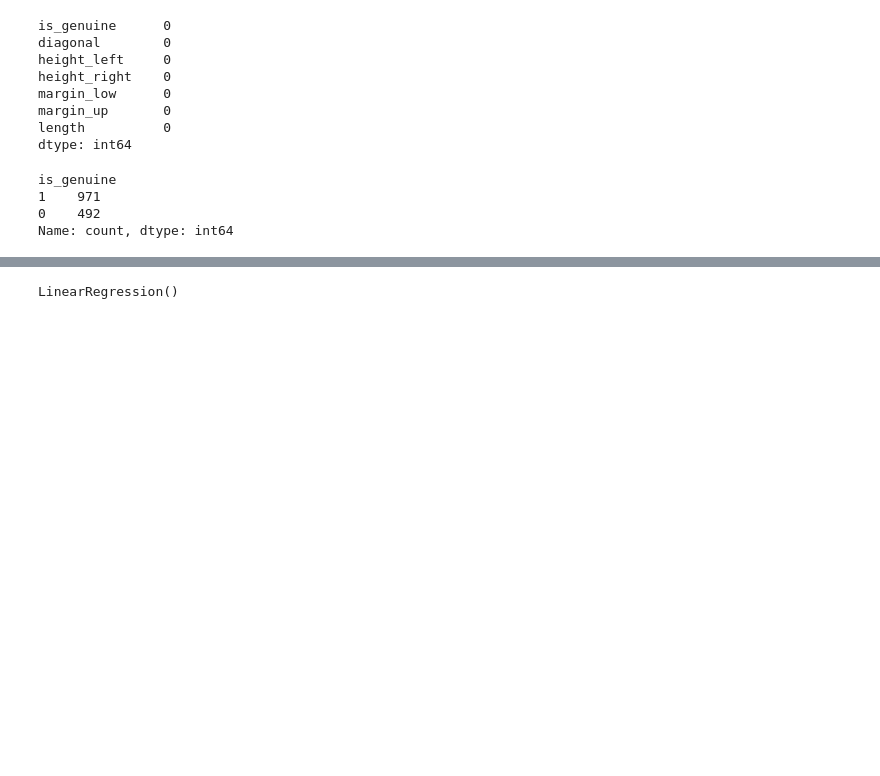
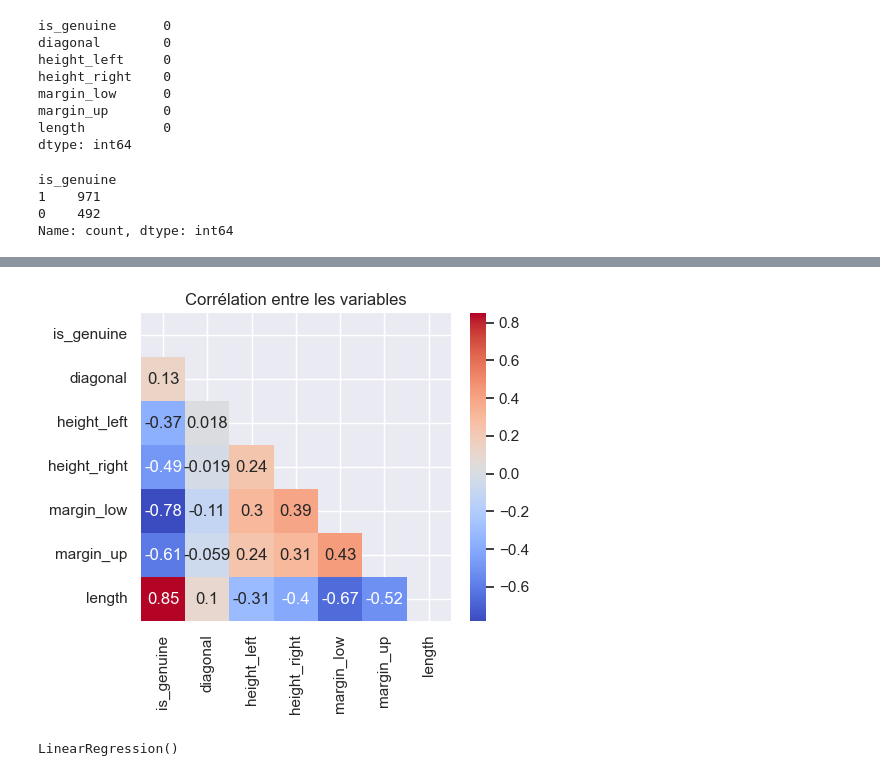
Before and after one commit to lengocduyvu/oncfm-detection-faux-billets, a Jupyter notebook: notebooks/oncfm-analyse.ipynb, the cells around one changed output, grey strips where cells are left out. Drawn from its saved outputs; the diff is of its cells as text; code cells hidden in the pictures; blank space fills up the shorter version.

```diff
--- a/notebooks/oncfm-analyse.ipynb
+++ b/notebooks/oncfm-analyse.ipynb
@@ -135 +151,11 @@ Name: count, dtype: int64
+# %%
+# Analyse des corrélations
+correlation = df_mlna.corr()
+mask = np.triu(np.ones_like(correlation, dtype=bool))
+plt.figure(figsize=(5,4))
+sns.heatmap(correlation, annot=True, cmap='coolwarm', mask=mask)
+plt.title('Corrélation entre les variables')
+plt.show()
+# %% [output]
+[figure, added]
 # %%
```
Also changed, not shown: parts of 8 cells of this notebook.
